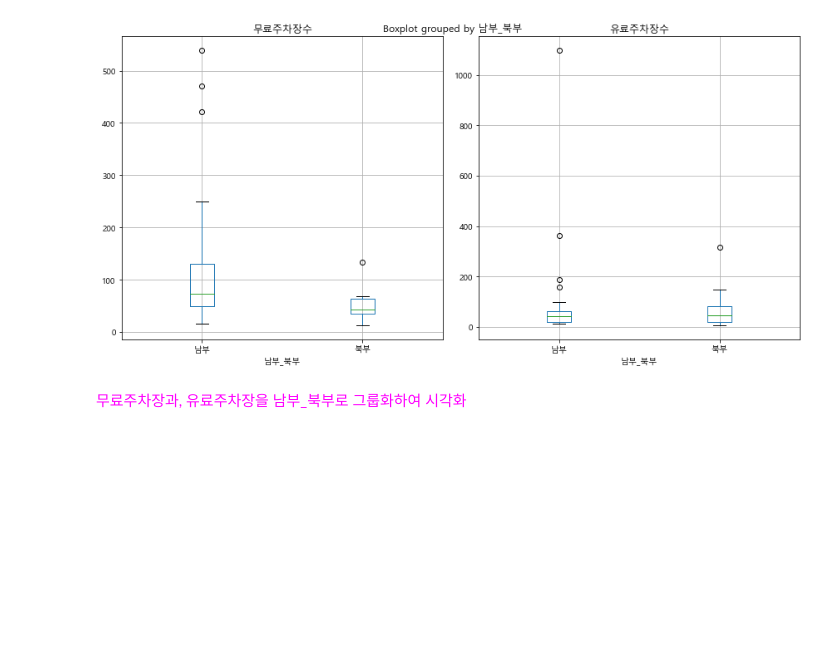
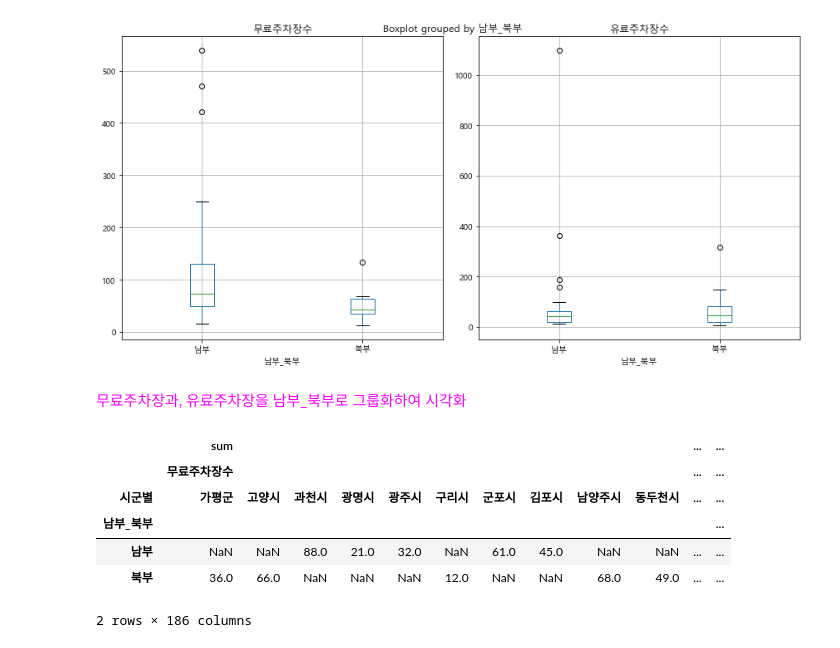
Before and after one commit to SANGHEEZZANG/GGpark, a Jupyter notebook: 경기도주차장수.ipynb, the cells around one changed output. Drawn from its saved outputs; the diff is of its cells as text; code cells hidden in the pictures; blank space fills up the shorter version.

```diff
--- a/경기도주차장수.ipynb
+++ b/경기도주차장수.ipynb
@@ -384,3 +384,17 @@ plt.show()
 [figure]
 # %% [markdown]
 <p style="font-size:15px;color:#FF00FF"> 무료주차장과, 유료주차장을 남부_북부로 그룹화하여 시각화 </p>
+# %%
+pd.pivot_table(df12,
+               index = ['남부_북부'],
+               columns = '시군별',
+               values = ['무료주차장수','유료주차장수'],
+               aggfunc = ['sum','max','min'])
+# %% [output]
+|  | sum |  |  |  |  |  |  |  |  |  | ... | ... |
+|  | 무료주차장수 |  |  |  |  |  |  |  |  |  | ... | ... |
+| 시군별 | 가평군 | 고양시 | 과천시 | 광명시 | 광주시 | 구리시 | 군포시 | 김포시 | 남양주시 | 동두천시 | ... | ... |
+| 남부_북부 |  |  |  |  |  |  |  |  |  |  |  | ... |
+| 남부 | NaN | NaN | 88.0 | 21.0 | 32.0 | NaN | 61.0 | 45.0 | NaN | NaN | ... | ... |
+| 북부 | 36.0 | 66.0 | NaN | NaN | NaN | 12.0 | NaN | NaN | 68.0 | 49.0 | ... | ... |
+2 rows × 186 columns
```
Also changed, not shown: parts of 1 cell of this notebook.
